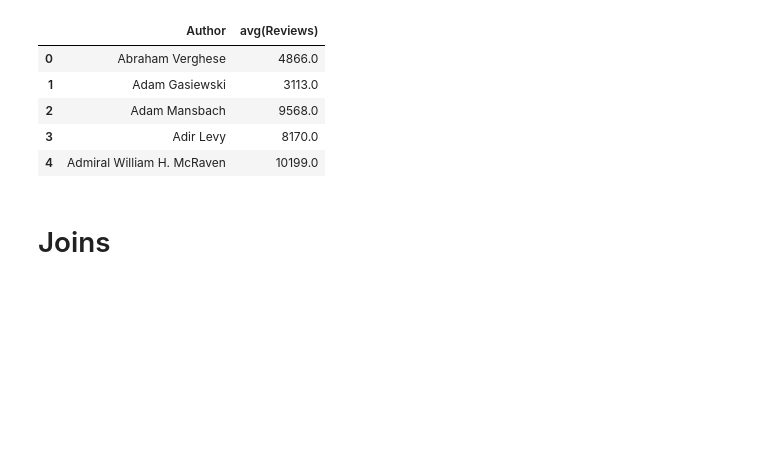
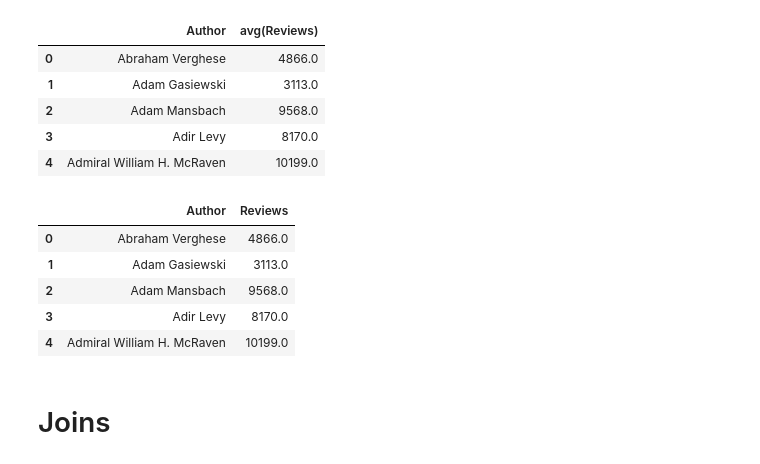
Before and after one commit to hargurjeet/Data-Analysis-Using-Python, a Jupyter notebook: Data_Analysis_SQL_Python.ipynb, the cells around one changed output. Drawn from its saved outputs; the diff is of its cells as text; code cells hidden in the pictures; blank space fills up the shorter version.

```diff
--- a/Data_Analysis_SQL_Python.ipynb
+++ b/Data_Analysis_SQL_Python.ipynb
@@ -268,2 +269,12 @@ df[]
+# %%
+temp = df.groupby(['Author'], as_index=False)['Reviews'].mean().head()
+temp
+# %% [output]
+|  | Author | Reviews |
+| 0 | Abraham Verghese | 4866.0 |
+| 1 | Adam Gasiewski | 3113.0 |
+| 2 | Adam Mansbach | 9568.0 |
+| 3 | Adir Levy | 8170.0 |
+| 4 | Admiral William H. McRaven | 10199.0 |
 # %% [markdown]
 # Joins
```
Also changed, not shown: parts of 3 cells of this notebook.
